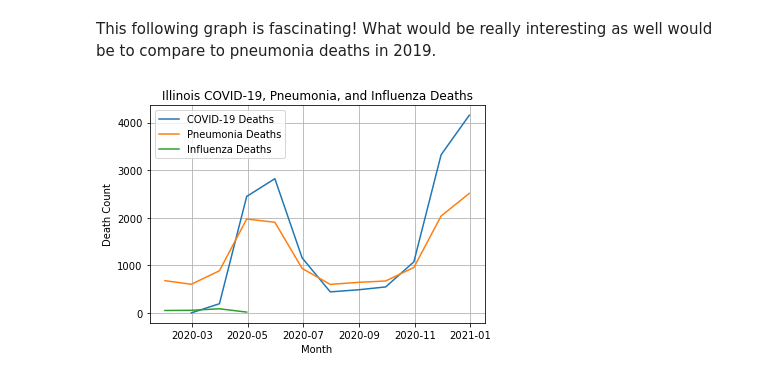
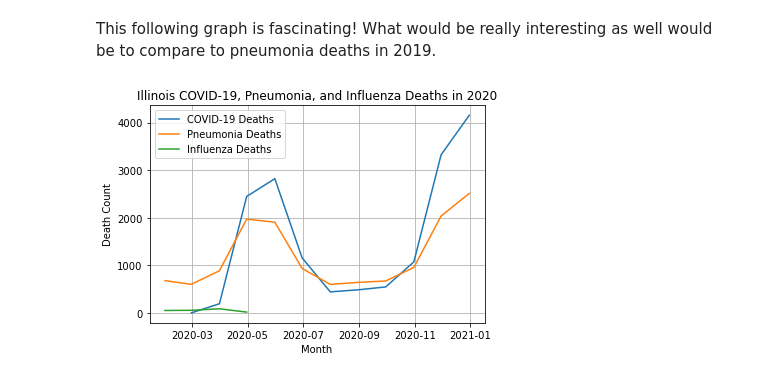
Before and after one commit to erickzli/IS597-COVID-Project, a Jupyter notebook: Kerstin's Folder/Clean Data- Provisional Death Counts by Week per State.ipynb, the cells around one changed output. Saved outputs shown, nothing was run; the diff lists cells and outputs as text; code cells hidden in the pictures.

```diff
--- a/Kerstin's Folder/Clean Data- Provisional Death Counts by Week per State.ipynb
+++ b/Kerstin's Folder/Clean Data- Provisional Death Counts by Week per State.ipynb
@@ -323,14 +323,14 @@ This following graph is fascinating! What would be really interesting as well wo
 # %%
 plt.plot(df_IL_2020_month['End Date'], df_IL_2020_month['COVID-19 Deaths'], label = 'COVID-19 Deaths')
 plt.plot(df_IL_2020_month['End Date'], df_IL_2020_month['Pneumonia Deaths'], label = 'Pneumonia Deaths')
 plt.plot(df_IL_2020_month['End Date'], df_IL_2020_month['Influenza Deaths'], label = 'Influenza Deaths')
 plt.xlabel('Month')
 plt.ylabel('Death Count')
-plt.title('Illinois COVID-19, Pneumonia, and Influenza Deaths')
+plt.title('Illinois COVID-19, Pneumonia, and Influenza Deaths in 2020')
 plt.grid(True)
 plt.legend()
 
 plt.savefig('IL_COVID_Pneumonia_Influenza_Deaths_2020.png', dpi=300, bbox_inches='tight')
 plt.show()
 # %% [output]
-[figure, old version]
+[figure, new version]
```
Also changed, not shown: 1 other file.
